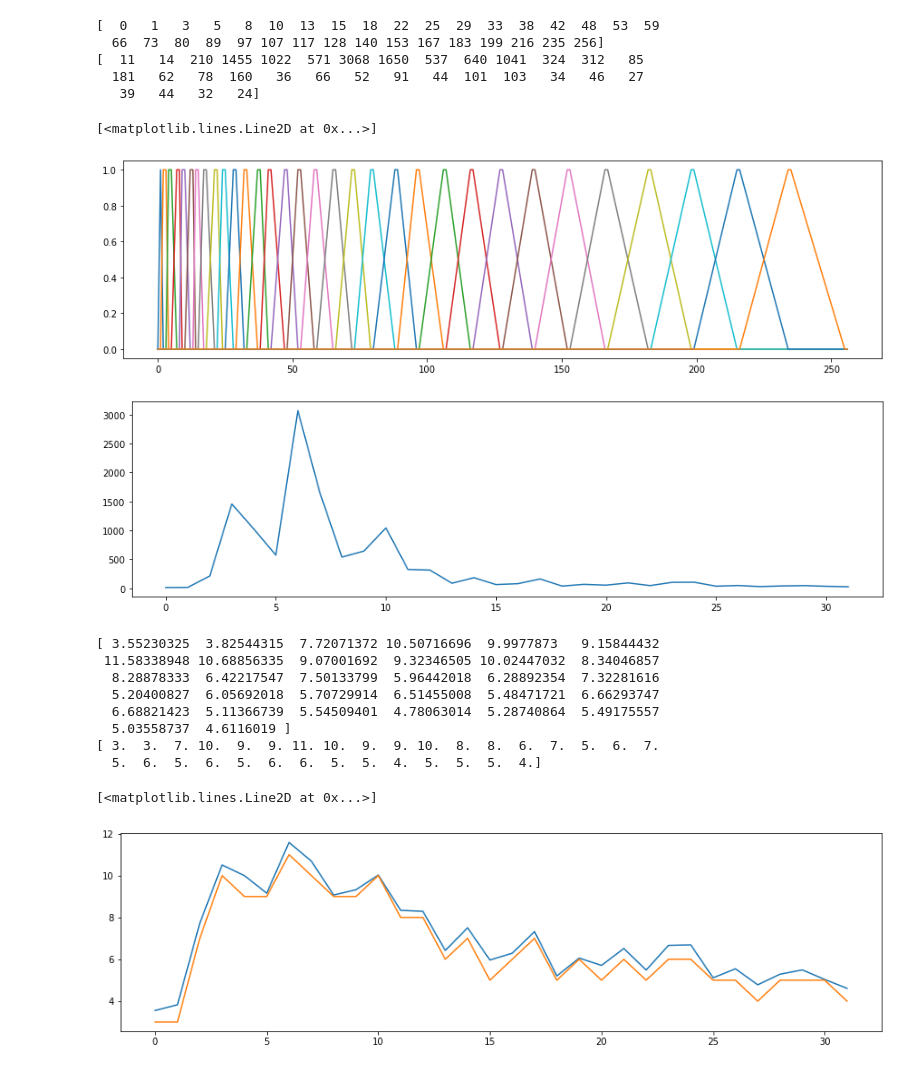
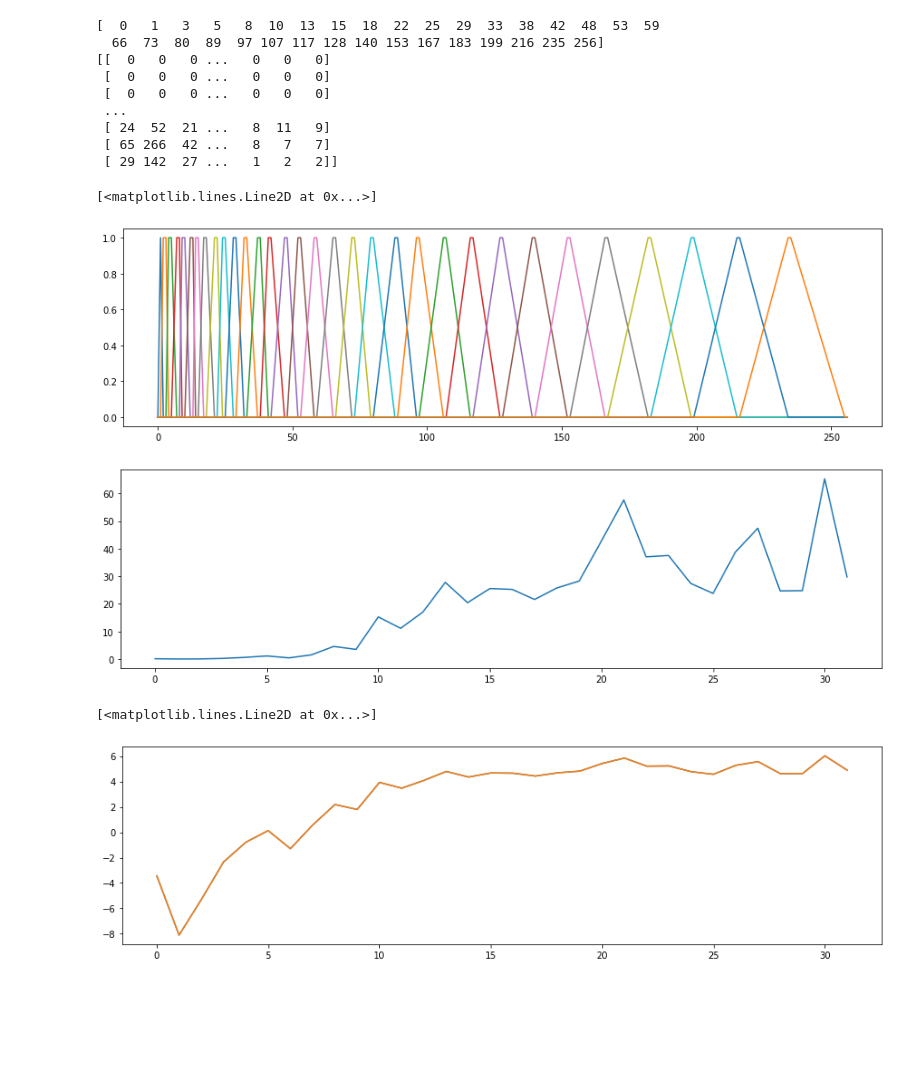
Before and after one commit to lambdaconcept/mfcc, a Jupyter notebook: notebook/MFCC-INT.ipynb, the cells around one changed output. Drawn from its saved outputs; the diff is of its cells as text; code cells hidden in the pictures; blank space fills up the shorter version.

```diff
--- a/notebook/MFCC-INT.ipynb
+++ b/notebook/MFCC-INT.ipynb
@@ -36,17 +39,22 @@ plt.grid(True)
 # %%
 # FRAME
+
+def frame_audio(audio, FFT_size=512, hop_len=170, sample_rate=16000):
+    frame_num = int((len(audio) - FFT_size) / hop_len) + 1 # XXX last one with padding
+    frames = np.zeros((frame_num, FFT_size))
+    for n in range(frame_num):
+        frames[n] = audio[n*hop_len:n*hop_len+FFT_size]
+    return frames
 
 FFT_size = 512
 hop_len = FFT_size // 3
 findex = 0
-off = findex * hop_len
-# frame = audio[off-FFT_size//2:off+FFT_size//2]
-frame_audio = audio[off:off+FFT_size]
+frames_audio = frame_audio(audio, FFT_size=FFT_size, hop_len=hop_len)
 plt.figure(figsize=(15,4))
-plt.plot(frame_audio)
+plt.plot(frames_audio[findex])
 
-frame_emphasis = audio_emphasis[off:off+FFT_size]
+frames_emphasis = frame_audio(audio_emphasis, FFT_size=FFT_size, hop_len=hop_len)
 plt.figure(figsize=(15,4))
-plt.plot(frame_emphasis)
+plt.plot(frames_emphasis[findex])
 # %% [output]
 [<matplotlib.lines.Line2D at 0x...>]
@@ -56,9 +64,9 @@ plt.plot(frame_emphasis)
 # WINDOW
 
 window = get_window("hamm", FFT_size, fftbins=True)
-audio_win = frame_emphasis * window
+audio_wins = frames_emphasis * window
 
 plt.figure(figsize=(15,4))
-plt.plot(audio_win)
+plt.plot(audio_wins[findex])
 plt.grid(True)
 # %% [output]
@@ -66,12 +74,13 @@ plt.grid(True)
 # %%
 # FFT
 
+audio_fft = []
 size = int(1 + FFT_size // 2)
-audio_fft = fft.fft(audio_win, axis=0)[0:size]
-audio_fft /= 512
+for i, frame in enumerate(audio_wins):
+    audio_fft.append(fft.fft(frame, axis=0)[0:size] / 512)
 
 plt.figure(figsize=(15,4))
-plt.plot(audio_fft)
+plt.plot(audio_fft[findex])
 
 # print(audio_fft)
 # %% [output]
@@ -125,48 +134,44 @@ plt.figure(figsize=(15,4))
 for n in range(len(filters)):
     plt.plot(filters[n])
 
-audio_filtered = np.dot(filters, audio_power)
+audio_filtered = np.dot(filters, np.transpose(audio_power))
 print(audio_filtered.astype(int))
 # print((audio_filtered / 2 / 65536))
 plt.figure(figsize=(15,4))
-plt.plot(audio_filtered)
+plt.plot(np.transpose(audio_filtered)[findex])
 # %% [output]
 [  0   1   3   5   8  10  13  15  18  22  25  29  33  38  42  48  53  59
   66  73  80  89  97 107 117 128 140 153 167 183 199 216 235 256]
-[  11   14  210 1455 1022  571 3068 1650  537  640 1041  324  312   85
-  181   62   78  160   36   66   52   91   44  101  103   34   46   27
-   39   44   32   24]
+[[  0   0   0 ...   0   0   0]
+ [  0   0   0 ...   0   0   0]
+ [  0   0   0 ...   0   0   0]
+ ...
+ [ 24  52  21 ...   8  11   9]
+ [ 65 266  42 ...   8   7   7]
+ [ 29 142  27 ...   1   2   2]]
 [<matplotlib.lines.Line2D at 0x...>]
 [figure]
-[figure, old version]
+[figure, new version]
 # %%
 # LOG
 
 # audio_log = [np.log2(audio_filtered / (2**i)) for i in range(1, 18)]
 audio_log = np.log2(audio_filtered) #  / 2 / 65536)
-print(audio_log)
+# print(audio_log)
 
 plt.figure(figsize=(15,4))
 # for a in audio_log:
 #     plt.plot(a)
-plt.plot(audio_log)
+plt.plot(np.transpose(audio_log)[findex])
 #328048
 
-prec = 0
+prec = 8
 audio_scale = (audio_log * (2**prec)).astype(int) / (2**prec)
-print(audio_scale)
-plt.plot(audio_scale)
+# print(audio_scale)
+plt.plot(np.transpose(audio_scale)[findex])
 # %% [output]
-[ 3.55230325  3.82544315  7.72071372 10.50716696  9.9977873   9.15844432
- 11.58338948 10.68856335  9.07001692  9.32346505 10.02447032  8.34046857
-  8.28878333  6.42217547  7.50133799  5.96442018  6.28892354  7.32281616
-  5.20400827  6.05692018  5.70729914  6.51455008  5.48471721  6.66293747
-  6.68821423  5.11366739  5.54509401  4.78063014  5.28740864  5.49175557
-  5.03558737  4.6116019 ]
-[ 3.  3.  7. 10.  9.  9. 11. 10.  9.  9. 10.  8.  8.  6.  7.  5.  6.  7.
-  5.  6.  5.  6.  5.  6.  6.  5.  5.  4.  5.  5.  5.  4.]
+[<matplotlib.lines.Line2D at 0x...>]
-[<matplotlib.lines.Line2D at 0x...>]
-[figure, old version]
+[figure, new version]
 # %%
 # DCT (implemented with 4 FFT)
 # https://dsp.stackexchange.com/questions/2807/fast-cosine-transform-via-fft
```
Also changed, not shown: parts of 8 cells of this notebook, 2 other files.
